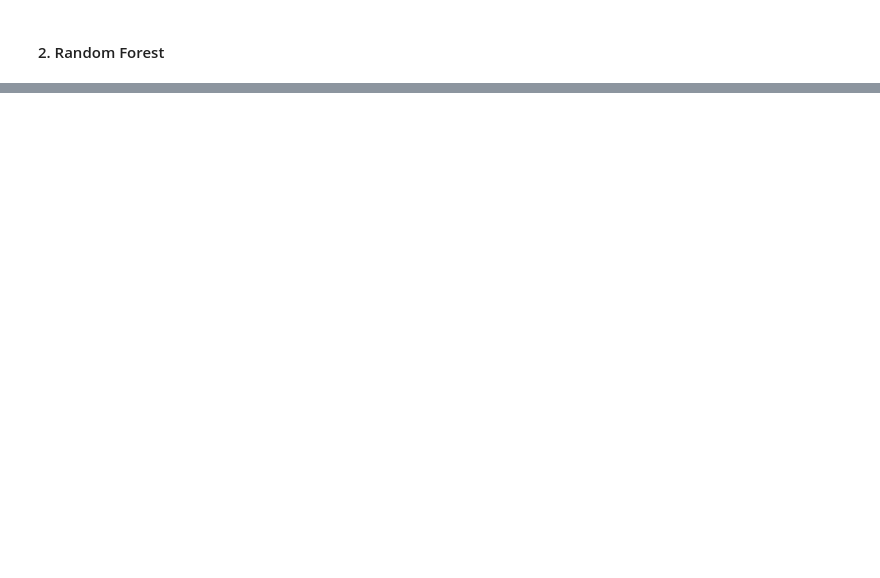
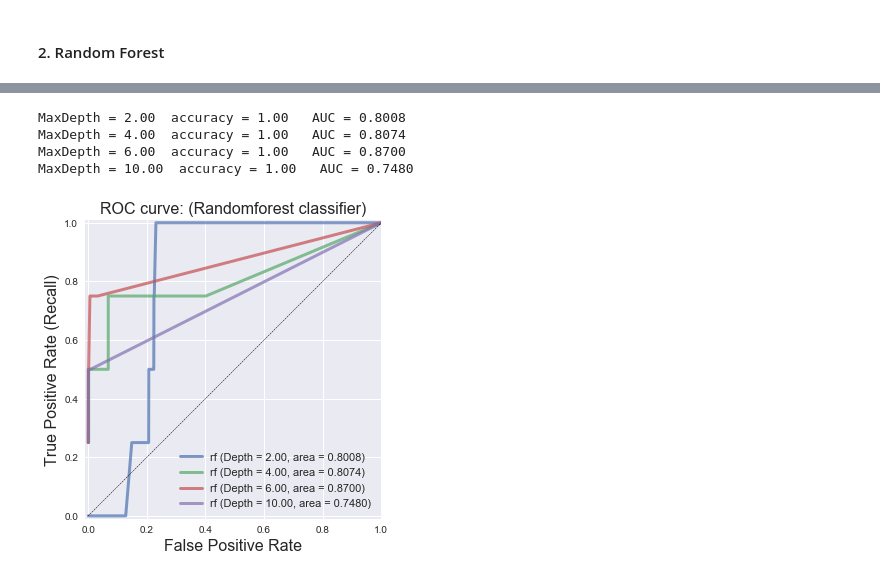
Before and after one commit to hedib/DataScienceProjects, a Jupyter notebook: project_Inventory/backorder.ipynb, the cells around one changed output, grey strips where cells are left out. Drawn from its saved outputs; the diff is of its cells as text; code cells hidden in the pictures; blank space fills up the shorter version.

```diff
--- a/project_Inventory/backorder.ipynb
+++ b/project_Inventory/backorder.ipynb
@@ -973,0 +1014,28 @@ The most important feature(higher coficient) is local_bo_qty,in transit quantity
+# %%
+plt.figure()
+plt.xlim([-0.01, 1.00])
+plt.ylim([-0.01, 1.01])
+for g in [2, 4, 6, 10]:
+    rf = RandomForestClassifier(max_depth=g,random_state=0).fit(X_train, y_train)
+    y_score_rf = rf.predict_proba(X_test)
+    fpr_rf, tpr_rf, _ = roc_curve(y_test, y_score_rf[:,1])
+    roc_auc_rf = auc(fpr_rf, tpr_rf)
+    accuracy_rf = rf.score(X_test, y_test)
+    print("MaxDepth = {:.2f}  accuracy = {:.2f}   AUC = {:.4f}".format(g, accuracy_rf,
+                                                                    roc_auc_rf))
+    plt.plot(fpr_rf, tpr_rf, lw=3, alpha=0.7,
+             label='rf (Depth = {:0.2f}, area = {:0.4f})'.format(g, roc_auc_rf))
+
+plt.xlabel('False Positive Rate', fontsize=16)
+plt.ylabel('True Positive Rate (Recall)', fontsize=16)
+plt.plot([0, 1], [0, 1], color='k', lw=0.5, linestyle='--')
+plt.legend(loc="lower right", fontsize=11)
+plt.title('ROC curve: (Randomforest classifier)', fontsize=16)
+plt.axes().set_aspect('equal')
+plt.show()
+# %% [output]
+MaxDepth = 2.00  accuracy = 1.00   AUC = 0.8008
+MaxDepth = 4.00  accuracy = 1.00   AUC = 0.8074
+MaxDepth = 6.00  accuracy = 1.00   AUC = 0.8700
+MaxDepth = 10.00  accuracy = 1.00   AUC = 0.7480
+[figure, added]
```
Also changed, not shown: parts of 12 cells of this notebook.
